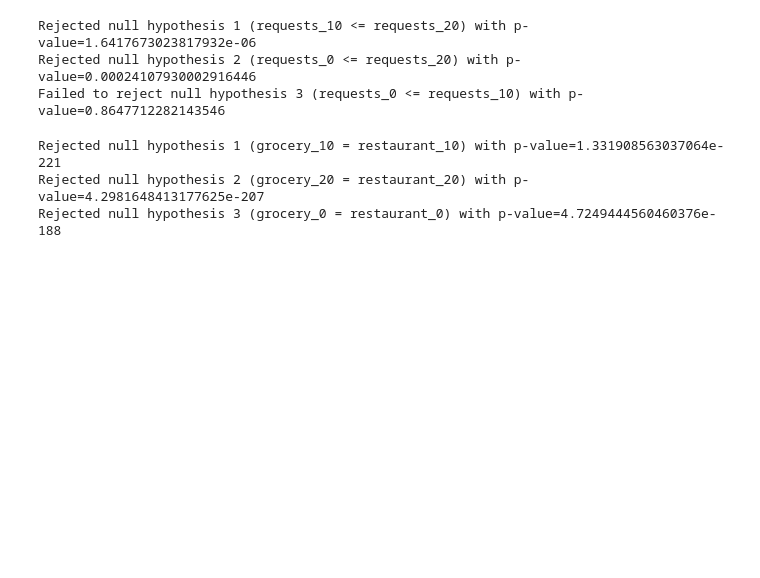
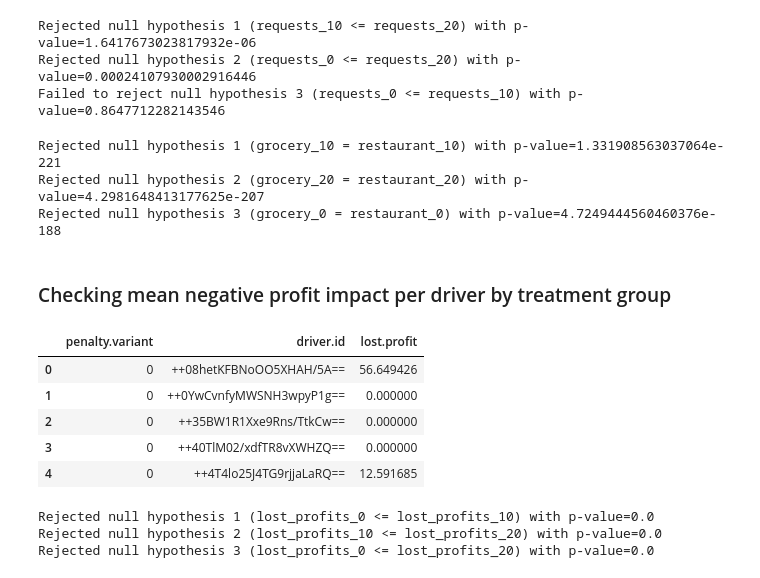
Before and after one commit to stefanind/5300-Project, a Jupyter notebook: elling_driver_penalty_exploration.ipynb, the cells around one changed output. Saved outputs shown, nothing was run; the diff lists cells and outputs as text; code cells hidden in the pictures; blank space fills up the shorter version.

```diff
--- a/elling_driver_penalty_exploration.ipynb
+++ b/elling_driver_penalty_exploration.ipynb
@@ -642,3 +657,47 @@ for i, test_name in enumerate(test_names):
 Rejected null hypothesis 1 (grocery_10 = restaurant_10) with p-value=1.331908563037064e-221
 Rejected null hypothesis 2 (grocery_20 = restaurant_20) with p-value=4.2981648413177625e-207
 Rejected null hypothesis 3 (grocery_0 = restaurant_0) with p-value=4.7249444560460376e-188
+# %% [markdown]
+### Checking mean negative profit impact per driver by treatment group
+# %%
+profit_impacts = order_df.copy()
+profit_impacts['lost.profit'] = (profit_impacts['expected.profit'] - profit_impacts['penalty.variant'])*(profit_impacts['cancel.dummy'] == 1)
+
+by_driver = profit_impacts.groupby(['penalty.variant', 'driver.id'])['lost.profit'].sum().reset_index()
+by_driver.head()
+# %% [output]
+|  | penalty.variant | driver.id | lost.profit |
+| 0 | 0 | ++08hetKFBNoOO5XHAH/5A== | 56.649426 |
+| 1 | 0 | ++0YwCvnfyMWSNH3wpyP1g== | 0.000000 |
+| 2 | 0 | ++35BW1R1Xxe9Rns/TtkCw== | 0.000000 |
+| 3 | 0 | ++40TlM02/xdfTR8vXWHZQ== | 0.000000 |
+| 4 | 0 | ++4T4lo25J4TG9rjjaLaRQ== | 12.591685 |
+# %%
+lost_profits_0 = profit_impacts[profit_impacts['penalty.variant'] == 0]['lost.profit'].to_numpy()
+lost_profits_10 = profit_impacts[profit_impacts['penalty.variant'] == 10]['lost.profit'].to_numpy()
+lost_profits_20 = profit_impacts[profit_impacts['penalty.variant'] == 20]['lost.profit'].to_numpy()
+
+# first use a regular multiple t-test to compare each treatment pair correcting FDR with Benjamini-Hochberg procedure
+# Does each increase in penalty decrease the orders per driver?
+FDR = 0.05 # acceptable false discovery rate
+p_vals = np.array([np.nan, np.nan, np.nan])
+test_names = np.array(['lost_profits_0 <= lost_profits_10', 'lost_profits_10 <= lost_profits_20', 'lost_profits_0 <= lost_profits_20'])
+test_pairs = ((lost_profits_0, lost_profits_10), (lost_profits_10, lost_profits_20), (lost_profits_0, lost_profits_20))
+
+for i, (low_pen_impacts, high_pen_impacts) in enumerate(test_pairs):
+    p_vals[i] = stats.ttest_ind(low_pen_impacts, high_pen_impacts, equal_var=False, alternative='greater').pvalue
+
+sort_index = np.argsort(p_vals)
+p_vals = p_vals[sort_index]
+test_names = test_names[sort_index]
+cutoff_index = max([j for j in range(len(test_pairs)) if p_vals[j] < (j/len(test_pairs))*FDR] + [-1]) # cutoff will be -1 if no tests are significant
+
+for i, test_name in enumerate(test_names):
+    if i <= cutoff_index:
+        print(f'Rejected null hypothesis {i+1} ({test_name}) with p-value={p_vals[i]}')
+    else:
+        print(f'Failed to reject null hypothesis {i+1} ({test_name}) with p-value={p_vals[i]}')
+# %% [output]
+Rejected null hypothesis 1 (lost_profits_0 <= lost_profits_10) with p-value=0.0
+Rejected null hypothesis 2 (lost_profits_10 <= lost_profits_20) with p-value=0.0
+Rejected null hypothesis 3 (lost_profits_0 <= lost_profits_20) with p-value=0.0
```
Also changed, not shown: parts of 6 cells of this notebook.
